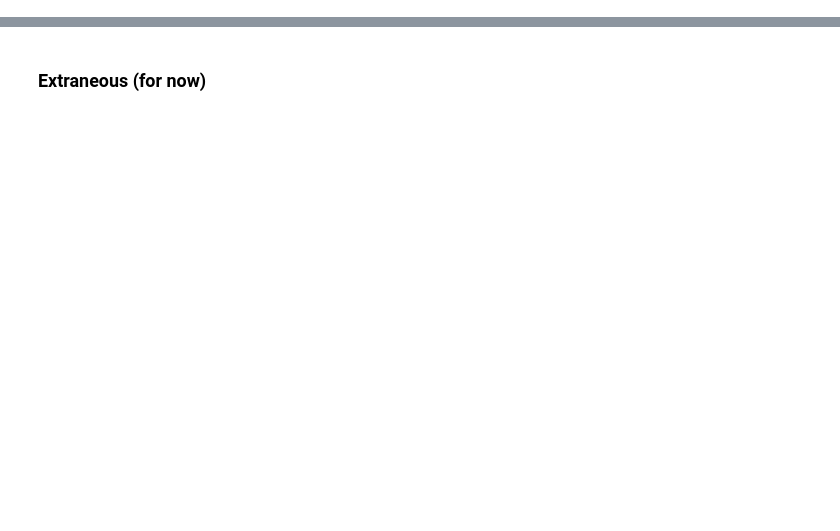
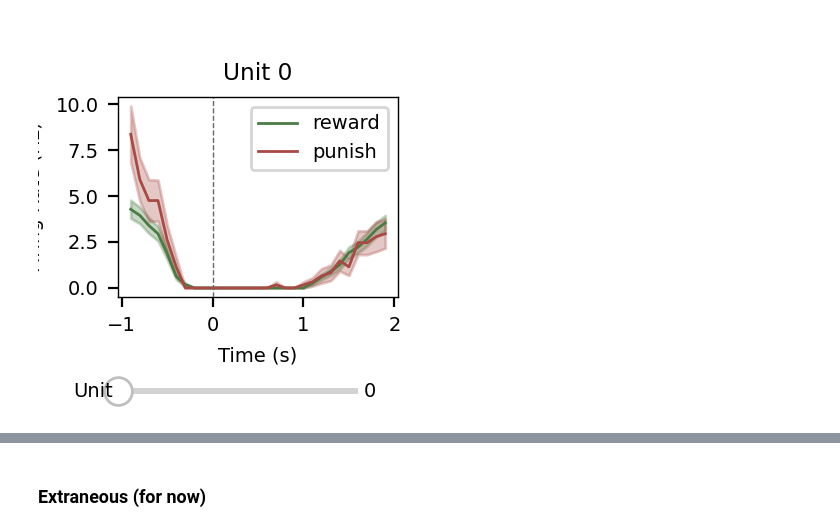
Before and after one commit to stellinaao/df-rnns, a Jupyter notebook: notebooks/df_dm.ipynb, the cells around one changed output, grey strips where cells are left out. Cells and saved outputs as stored; diff of their text form; code cells hidden in the pictures; blank space fills up the shorter version.

```diff
--- a/notebooks/df_dm.ipynb
+++ b/notebooks/df_dm.ipynb
@@ -146,13 +185,17 @@ viewer_choice = NeuronViewer(num_units=peth.shape[0], render_func=r_choice, ymin
 # %%
 
 r_fback = PETHRenderer(
     peth_a=peth_w,
     peth_b=peth_p,
     mode="cond",
     label_a="reward",
-    label_b="punish"
+    label_b="punish",
+    color_a="#497C44",
+    color_b="#A84943"
 )
-viewer_fback = NeuronViewer(num_units=peth.shape[0], render_func=r_fback, ymin=r_fback.ymin, ymax=r_fback.ymax)
+viewer_fback = NeuronViewer(num_units=peth.shape[0], render_func=r_fback)
+# %% [output]
+[figure, added]
 # %%
 plt.figure()
 plt.imshow(dmat.X, aspect='auto', vmin=-20, vmax=20)#, vmin=0, vmax=1)
```
Also changed, not shown: parts of 10 cells of this notebook, 10 other files.
